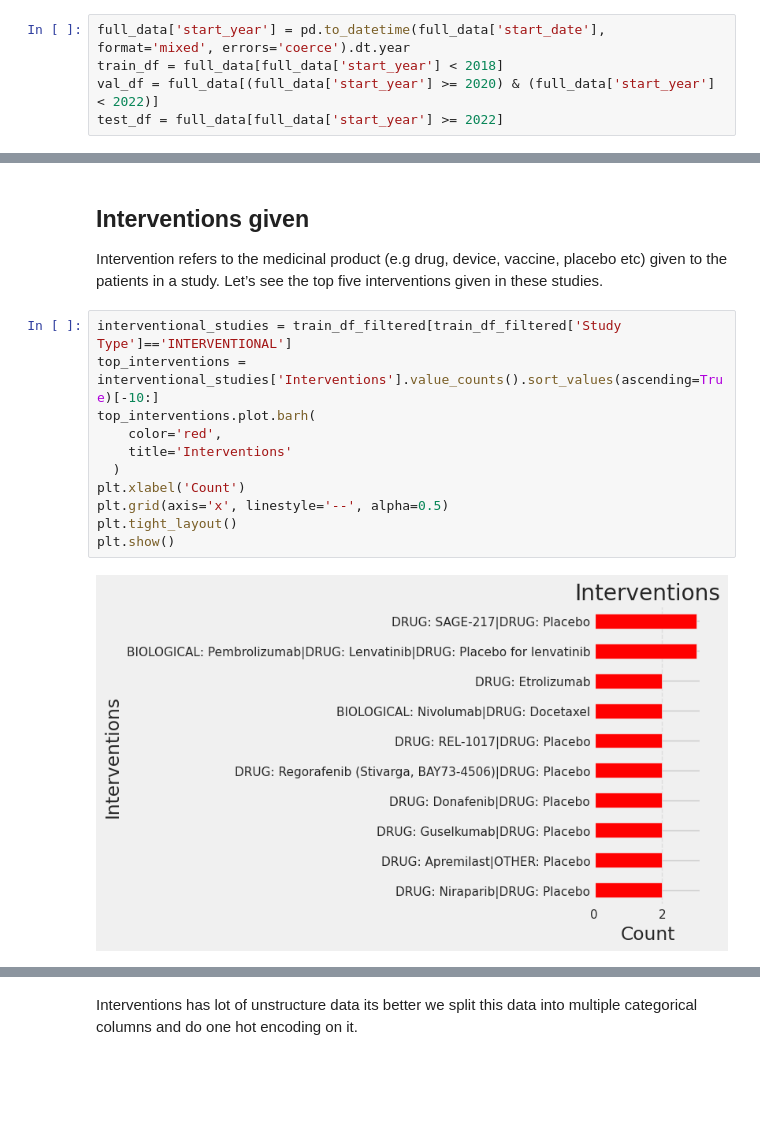
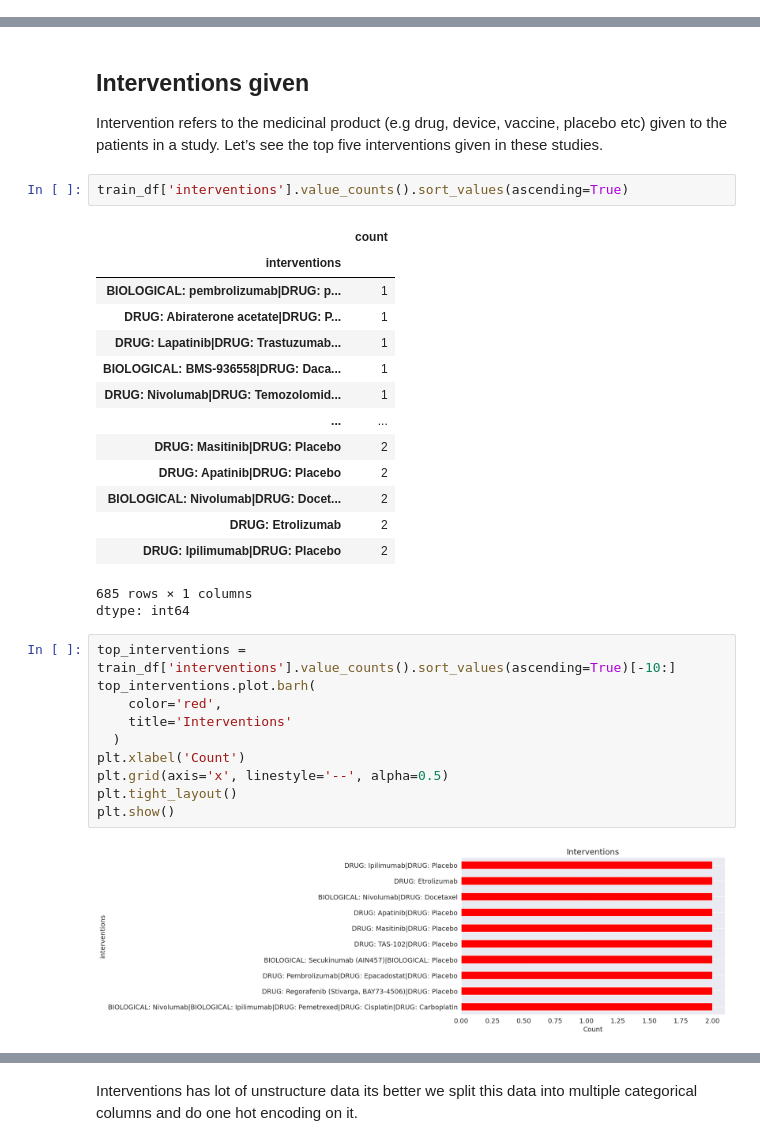
Before and after one commit to SudhanshuTomar/clinical-trials-predictor, a Jupyter notebook: notebooks/Clinical_trial_predictor_final.ipynb, the cells around one changed output, grey strips where cells are left out. Cells and saved outputs as stored; diff of their text form; blank space fills up the shorter version.

Commit message:
Completed feature engineering on most of the unstructured and categorical columns also built first ensemble model using xgb,rf,and gb getting auc of 0.89

```diff
--- a/notebooks/Clinical_trial_predictor_final.ipynb
+++ b/notebooks/Clinical_trial_predictor_final.ipynb
@@ -325,5 +351,0 @@ full_data = train_df.copy()
-# %%
-full_data['start_year'] = pd.to_datetime(full_data['start_date'], format='mixed', errors='coerce').dt.year
-train_df = full_data[full_data['start_year'] < 2018]
-val_df = full_data[(full_data['start_year'] >= 2020) & (full_data['start_year'] < 2022)]
-test_df = full_data[full_data['start_year'] >= 2022]
@@ -964,19 +935,36 @@ All of these are Interventional study type there aren't any other groups so we c
 ## Interventions given
 
 Intervention refers to the medicinal product (e.g drug, device, vaccine, placebo etc) given to the patients in a study. Let’s see the top five interventions given in these studies.
+# %%
+train_df['interventions'].value_counts().sort_values(ascending=True)
+# %% [output]
+|  | count |
+| interventions |  |
+| BIOLOGICAL: pembrolizumab|DRUG: p... | 1 |
+| DRUG: Abiraterone acetate|DRUG: P... | 1 |
+| DRUG: Lapatinib|DRUG: Trastuzumab... | 1 |
+| BIOLOGICAL: BMS-936558|DRUG: Daca... | 1 |
+| DRUG: Nivolumab|DRUG: Temozolomid... | 1 |
+| ... | ... |
+| DRUG: Masitinib|DRUG: Placebo | 2 |
+| DRUG: Apatinib|DRUG: Placebo | 2 |
+| BIOLOGICAL: Nivolumab|DRUG: Docet... | 2 |
+| DRUG: Etrolizumab | 2 |
+| DRUG: Ipilimumab|DRUG: Placebo | 2 |
+685 rows × 1 columns
+dtype: int64
 # %%
-interventional_studies = train_df_filtered[train_df_filtered['Study Type']=='INTERVENTIONAL']
-top_interventions = interventional_studies['Interventions'].value_counts().sort_values(ascending=True)[-10:]
+top_interventions = train_df['interventions'].value_counts().sort_values(ascending=True)[-10:]
 top_interventions.plot.barh(
     color='red',
     title='Interventions'
   )
 plt.xlabel('Count')
 plt.grid(axis='x', linestyle='--', alpha=0.5)
 plt.tight_layout()
 plt.show()
 # %% [output]
-[figure, old version]
+[figure, new version]
 # %%
 top_interventions
 # %% [output]
```
Also changed, not shown: parts of 239 cells of this notebook, 9 other files.
